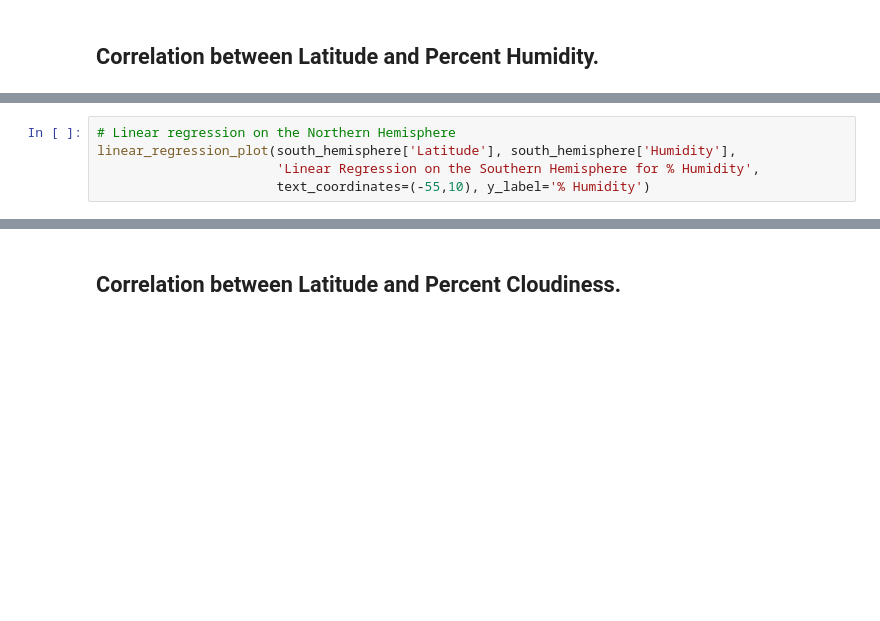
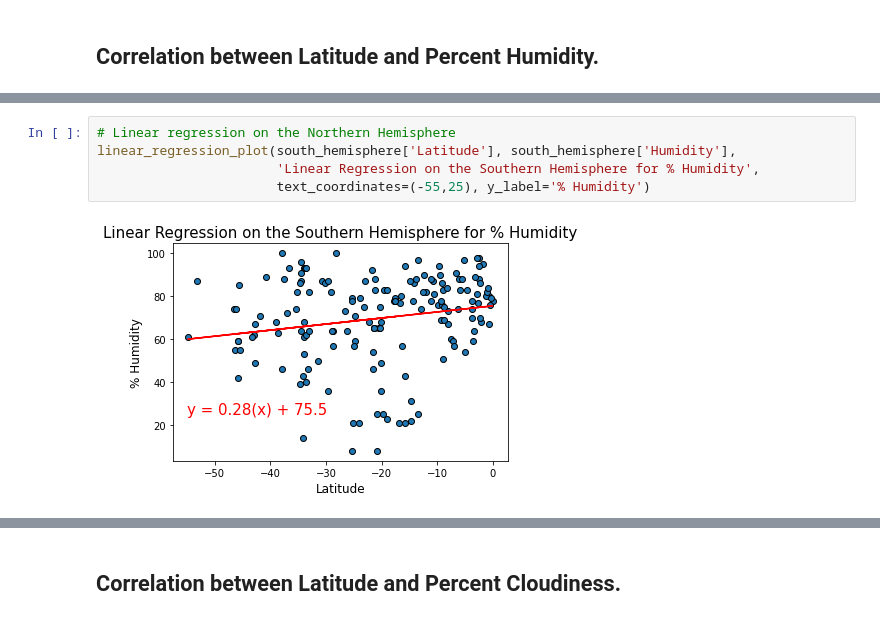
Before and after one commit to mannyinwang/World_Weather-Analysis, a Jupyter notebook: WeatherPy.ipynb, the cells around one changed output, grey strips where cells are left out. Cells and saved outputs as stored; diff of their text form; blank space fills up the shorter version.

```diff
--- a/WeatherPy.ipynb
+++ b/WeatherPy.ipynb
@@ -311,8 +415,10 @@ linear_regression_plot(north_hemisphere['Latitude'], north_hemisphere['Humidity'
 # %%
 # Linear regression on the Northern Hemisphere
 linear_regression_plot(south_hemisphere['Latitude'], south_hemisphere['Humidity'],
                        'Linear Regression on the Southern Hemisphere for % Humidity',
-                       text_coordinates=(-55,10), y_label='% Humidity')
+                       text_coordinates=(-55,25), y_label='% Humidity')
+# %% [output]
+[figure, added]
 # %%
 # R values of the regression
 north_humidity_r_value = linear_regression_values(north_hemisphere['Latitude'], north_hemisphere['Humidity'])
```
Also changed, not shown: parts of 35 cells of this notebook, 7 other files.
